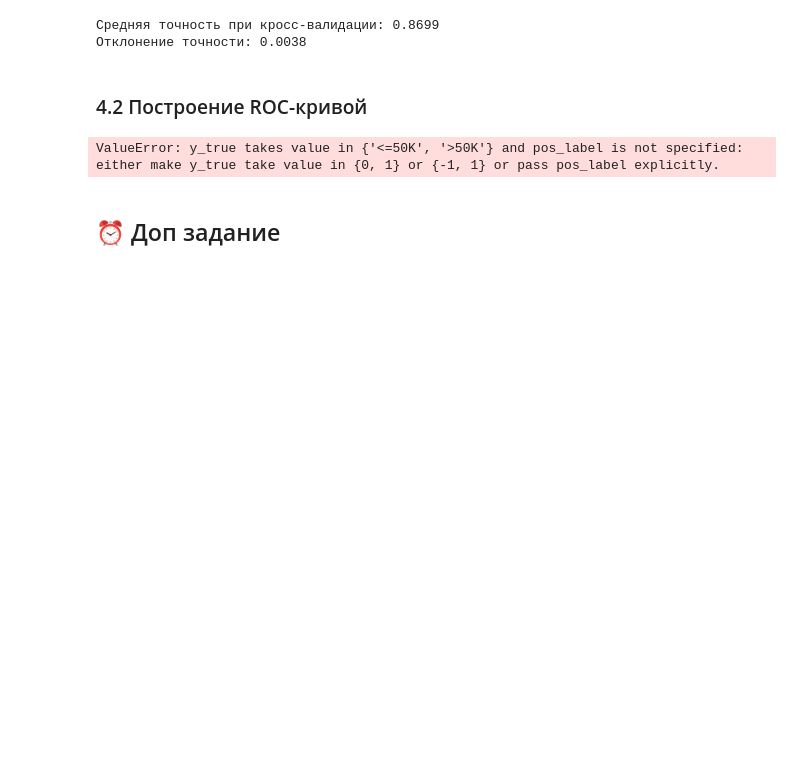
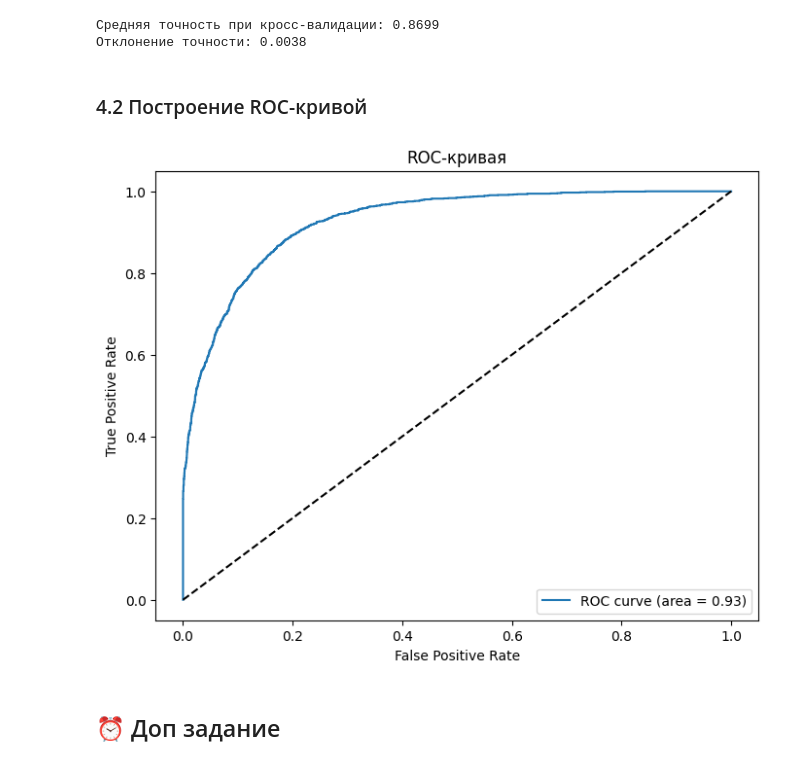
Before and after one commit to daniilwithangelic/laba-in-car-obychen, a Jupyter notebook: Практика_2.ipynb, the cells around one changed output. Drawn from its saved outputs; the diff is of its cells as text; code cells hidden in the pictures; blank space fills up the shorter version.

```diff
--- a/Практика_2.ipynb
+++ b/Практика_2.ipynb
@@ -697,25 +666,29 @@ X_train, X_test, Y_train, Y_test = train_test_split(X_processed, Y, test_size=0.
 ### 4.2 Построение ROC-кривой
 # %%
 from sklearn.metrics import roc_curve, auc
+
+# Предположим, Y_test содержит строковые метки
+# Преобразование Y_test в бинарные значения
+Y_test = np.where(Y_test == '<=50K', 0, 1)  # Заменяем '<=50K' на 0 и '>50K' на 1
 
 # Предсказания вероятностей для тестовой выборки
 Y_test_prob = model.predict_proba(X_test)[:, 1]
 
 # Расчет ROC-кривой
 fpr, tpr, thresholds = roc_curve(Y_test, Y_test_prob)
 roc_auc = auc(fpr, tpr)
 
 # Построение графика
 plt.figure(figsize=(8,6))
 plt.plot(fpr, tpr, label=f'ROC curve (area = {roc_auc:.2f})')
 plt.plot([0,1], [0,1], 'k--')
 plt.xlabel('False Positive Rate')
 plt.ylabel('True Positive Rate')
 plt.title('ROC-кривая')
 plt.legend(loc='lower right')
 plt.show()
 # %% [output]
-ValueError: y_true takes value in {'<=50K', '>50K'} and pos_label is not specified: either make y_true take value in {0, 1} or {-1, 1} or pass pos_label explicitly.
+[figure, added]
 # %% [markdown]
 ## ⏰ Доп задание
 # %% [markdown]
```
Also changed, not shown: parts of 3 cells of this notebook.
